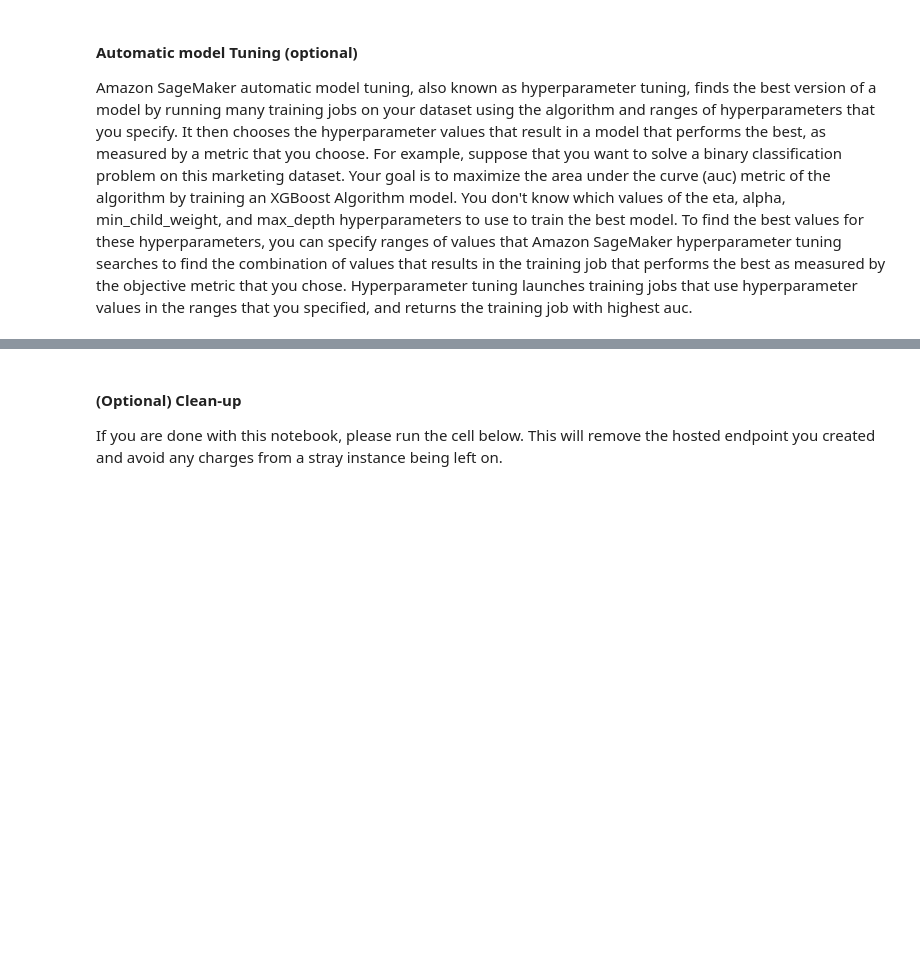
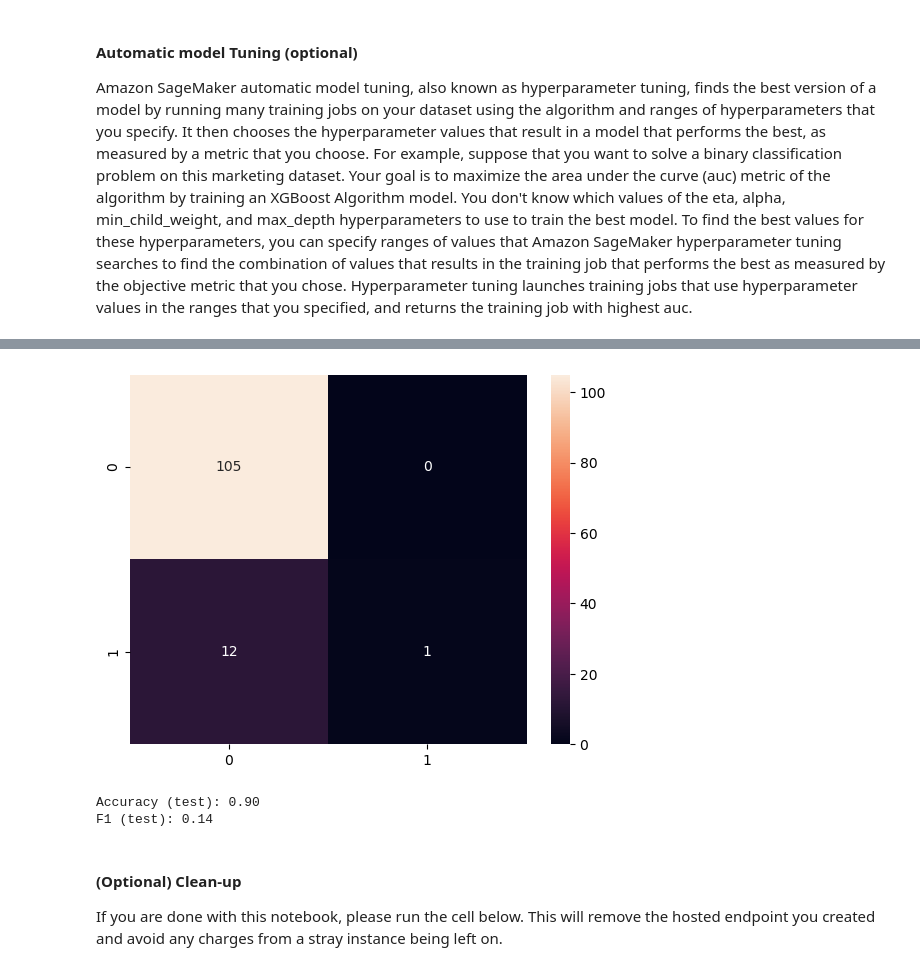
Before and after one commit to chengyaolee/Aifinity-Hackathon, a Jupyter notebook: Training Set 01.ipynb, the cells around one changed output, grey strips where cells are left out. Drawn from its saved outputs; the diff is of its cells as text; code cells hidden in the pictures; blank space fills up the shorter version.

```diff
--- a/Training Set 01.ipynb
+++ b/Training Set 01.ipynb
@@ -521,3 +544,18 @@ pd.crosstab(index=test_data['outcome'], columns=np.round(predictions), rownames=
+# %%
+from sklearn.model_selection import cross_val_score
+from sklearn.metrics import f1_score, accuracy_score, confusion_matrix
+
+sns.heatmap(confusion_matrix(test_data['outcome'],np.round(predictions)),annot=True,fmt='g')
+plt.show()
+
+test_accuracy_xgb = accuracy_score(test_data['outcome'],np.round(predictions))
+test_f1_xgb = f1_score(test_data['outcome'],np.round(predictions))
+print("Accuracy (test): {:.2f}".format(test_accuracy_xgb))
+print("F1 (test): {:.2f}".format(test_f1_xgb))
+# %% [output]
+[figure, added]
+Accuracy (test): 0.90
+F1 (test): 0.14
 # %% [markdown]
 #### (Optional) Clean-up
 
```
Also changed, not shown: parts of 22 cells of this notebook.
